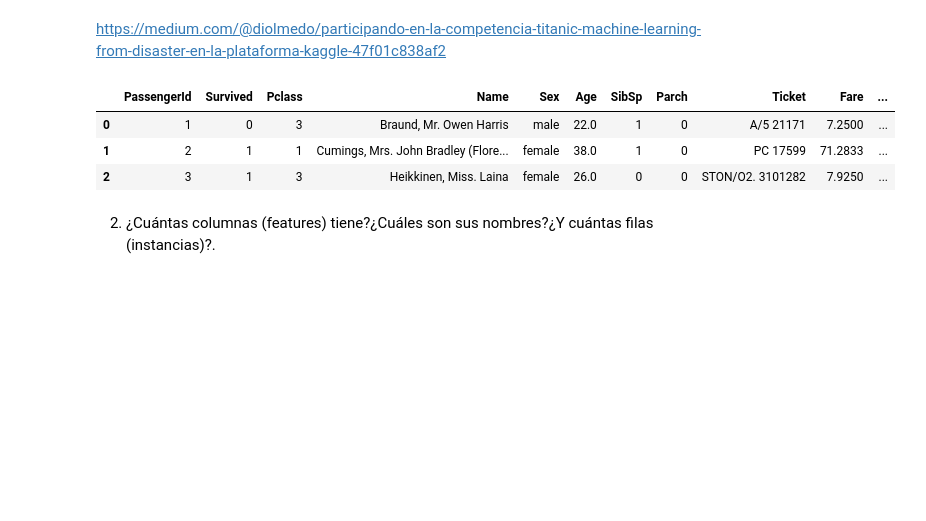
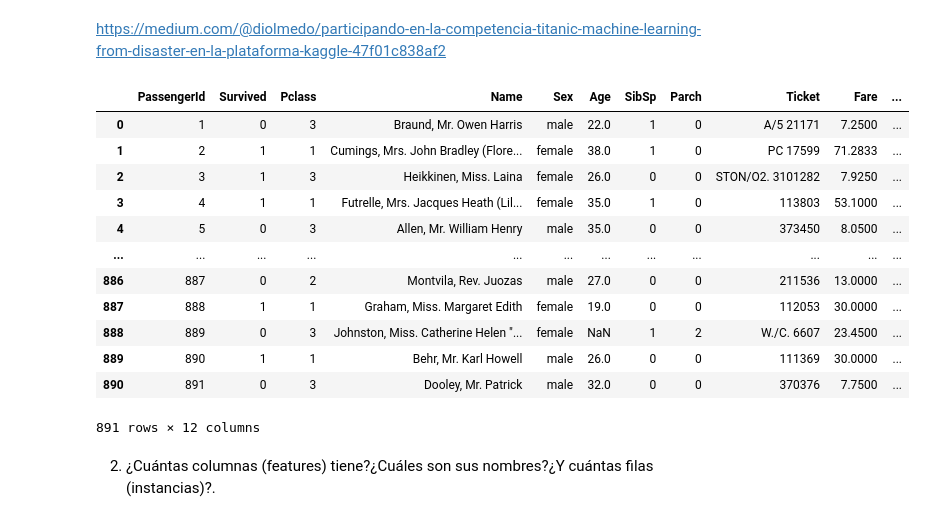
Before and after one commit to JorgeAd99/DS-M1-1, a Jupyter notebook: Clase 04/Homework_04_3.ipynb, the cells around one changed output. Drawn from its saved outputs; the diff is of its cells as text; code cells hidden in the pictures; blank space fills up the shorter version.

```diff
--- a/Clase 04/Homework_04_3.ipynb
+++ b/Clase 04/Homework_04_3.ipynb
@@ -20,12 +20,21 @@ import pandas as pd
 import matplotlib.pyplot as plt
 # %%
 titanic = pd.read_csv('Titanic.csv',delimiter = ',',encoding = "utf-8")
-titanic.head(3)
+titanic
 # %% [output]
 |  | PassengerId | Survived | Pclass | Name | Sex | Age | SibSp | Parch | Ticket | Fare | ... |
 | 0 | 1 | 0 | 3 | Braund, Mr. Owen Harris | male | 22.0 | 1 | 0 | A/5 21171 | 7.2500 | ... |
 | 1 | 2 | 1 | 1 | Cumings, Mrs. John Bradley (Flore... | female | 38.0 | 1 | 0 | PC 17599 | 71.2833 | ... |
 | 2 | 3 | 1 | 3 | Heikkinen, Miss. Laina | female | 26.0 | 0 | 0 | STON/O2. 3101282 | 7.9250 | ... |
+| 3 | 4 | 1 | 1 | Futrelle, Mrs. Jacques Heath (Lil... | female | 35.0 | 1 | 0 | 113803 | 53.1000 | ... |
+| 4 | 5 | 0 | 3 | Allen, Mr. William Henry | male | 35.0 | 0 | 0 | 373450 | 8.0500 | ... |
+| ... | ... | ... | ... | ... | ... | ... | ... | ... | ... | ... | ... |
+| 886 | 887 | 0 | 2 | Montvila, Rev. Juozas | male | 27.0 | 0 | 0 | 211536 | 13.0000 | ... |
+| 887 | 888 | 1 | 1 | Graham, Miss. Margaret Edith | female | 19.0 | 0 | 0 | 112053 | 30.0000 | ... |
+| 888 | 889 | 0 | 3 | Johnston, Miss. Catherine Helen "... | female | NaN | 1 | 2 | W./C. 6607 | 23.4500 | ... |
+| 889 | 890 | 1 | 1 | Behr, Mr. Karl Howell | male | 26.0 | 0 | 0 | 111369 | 30.0000 | ... |
+| 890 | 891 | 0 | 3 | Dooley, Mr. Patrick | male | 32.0 | 0 | 0 | 370376 | 7.7500 | ... |
+891 rows × 12 columns
 # %% [markdown]
 2. ¿Cuántas columnas (features) tiene?¿Cuáles son sus nombres?¿Y cuántas filas (instancias)?.
 # %%
```
